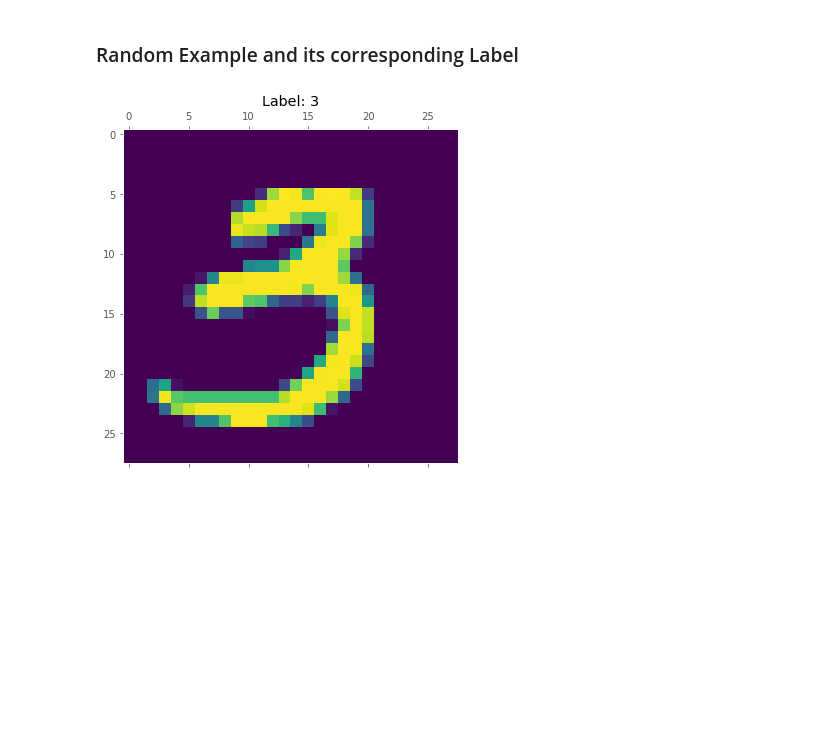
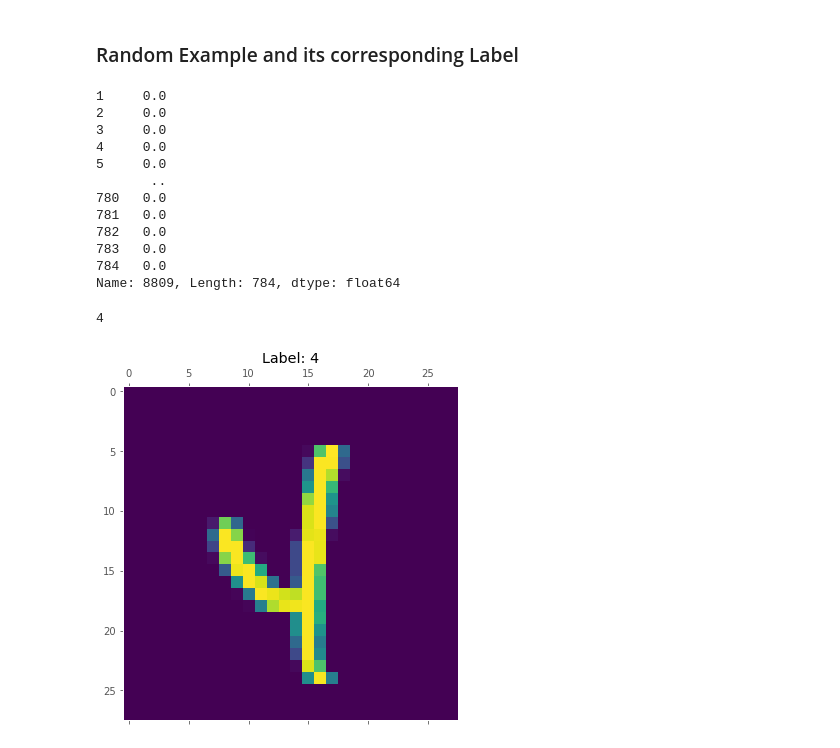
Before and after one commit to acesaif/ml_crash_course, a Jupyter notebook: multi_class_neural_nets/ml_mnist_multiclass_net.ipynb, the cells around one changed output. Saved outputs shown, nothing was run; the diff lists cells and outputs as text; code cells hidden in the pictures; blank space fills up the shorter version.

```diff
--- a/multi_class_neural_nets/ml_mnist_multiclass_net.ipynb
+++ b/multi_class_neural_nets/ml_mnist_multiclass_net.ipynb
@@ -157,9 +157,24 @@ Validation Examples Summary:
 ### Random Example and its corresponding Label
 # %%
 rand_example = np.random.choice(training_examples.index)
+display.display(training_examples.loc[rand_example])
+display.display(training_targets.loc[rand_example])
 plt.figure(figsize=(8, 6))
 plt.matshow(training_examples.loc[rand_example].values.reshape(28, 28), fignum=1)
 plt.title("Label: %i" % training_targets.loc[rand_example])
 plt.grid(False)
 # %% [output]
+1     0.0
+2     0.0
+3     0.0
+4     0.0
+5     0.0
+       ..
+780   0.0
+781   0.0
+782   0.0
+783   0.0
+784   0.0
+Name: 8809, Length: 784, dtype: float64
+4
-[figure, old version]
+[figure, new version]
```
Also changed, not shown: parts of 3 cells of this notebook.
